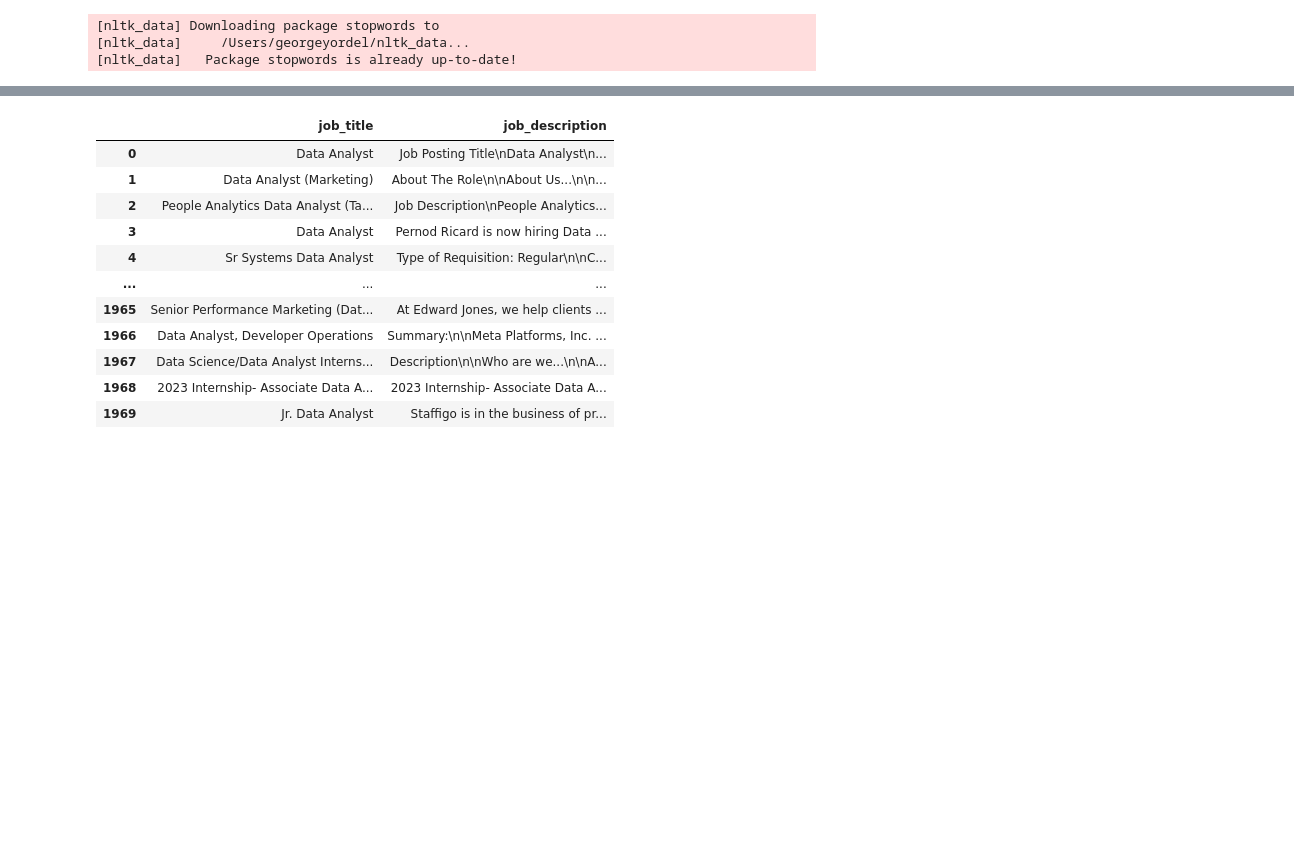
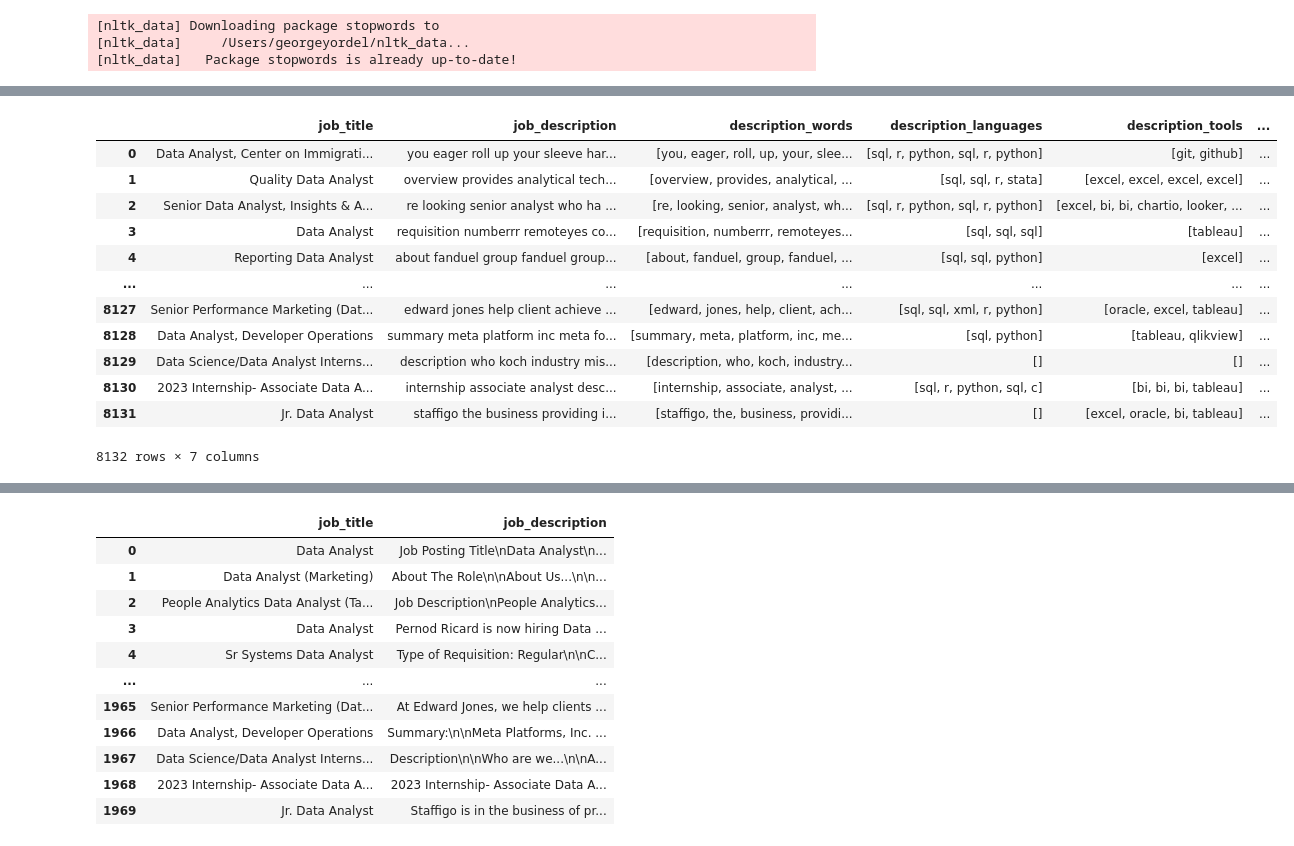
Before and after one commit to Nuel-EN/Capstone-Project-, a Jupyter notebook: Devyns-Master-NB.ipynb, the cells around one changed output, grey strips where cells are left out. Drawn from its saved outputs; the diff is of its cells as text; code cells hidden in the pictures; blank space fills up the shorter version.

```diff
--- a/Devyns-Master-NB.ipynb
+++ b/Devyns-Master-NB.ipynb
@@ -265 +275,17 @@ master_df['description_languages'][0]
+# %%
+master_df
+# %% [output]
+|  | job_title | job_description | description_words | description_languages | description_tools | ... |
+| 0 | Data Analyst, Center on Immigrati... | you eager roll up your sleeve har... | [you, eager, roll, up, your, slee... | [sql, r, python, sql, r, python] | [git, github] | ... |
+| 1 | Quality Data Analyst | overview provides analytical tech... | [overview, provides, analytical, ... | [sql, sql, r, stata] | [excel, excel, excel, excel] | ... |
+| 2 | Senior Data Analyst, Insights & A... | re looking senior analyst who ha ... | [re, looking, senior, analyst, wh... | [sql, r, python, sql, r, python] | [excel, bi, bi, chartio, looker, ... | ... |
+| 3 | Data Analyst | requisition numberrr remoteyes co... | [requisition, numberrr, remoteyes... | [sql, sql, sql] | [tableau] | ... |
+| 4 | Reporting Data Analyst | about fanduel group fanduel group... | [about, fanduel, group, fanduel, ... | [sql, sql, python] | [excel] | ... |
+| ... | ... | ... | ... | ... | ... | ... |
+| 8127 | Senior Performance Marketing (Dat... | edward jones help client achieve ... | [edward, jones, help, client, ach... | [sql, sql, xml, r, python] | [oracle, excel, tableau] | ... |
+| 8128 | Data Analyst, Developer Operations | summary meta platform inc meta fo... | [summary, meta, platform, inc, me... | [sql, python] | [tableau, qlikview] | ... |
+| 8129 | Data Science/Data Analyst Interns... | description who koch industry mis... | [description, who, koch, industry... | [] | [] | ... |
+| 8130 | 2023 Internship- Associate Data A... | internship associate analyst desc... | [internship, associate, analyst, ... | [sql, r, python, sql, c] | [bi, bi, bi, tableau] | ... |
+| 8131 | Jr. Data Analyst | staffigo the business providing i... | [staffigo, the, business, providi... | [] | [excel, oracle, bi, tableau] | ... |
+8132 rows × 7 columns
 # %%
```
Also changed, not shown: parts of 13 cells of this notebook.
